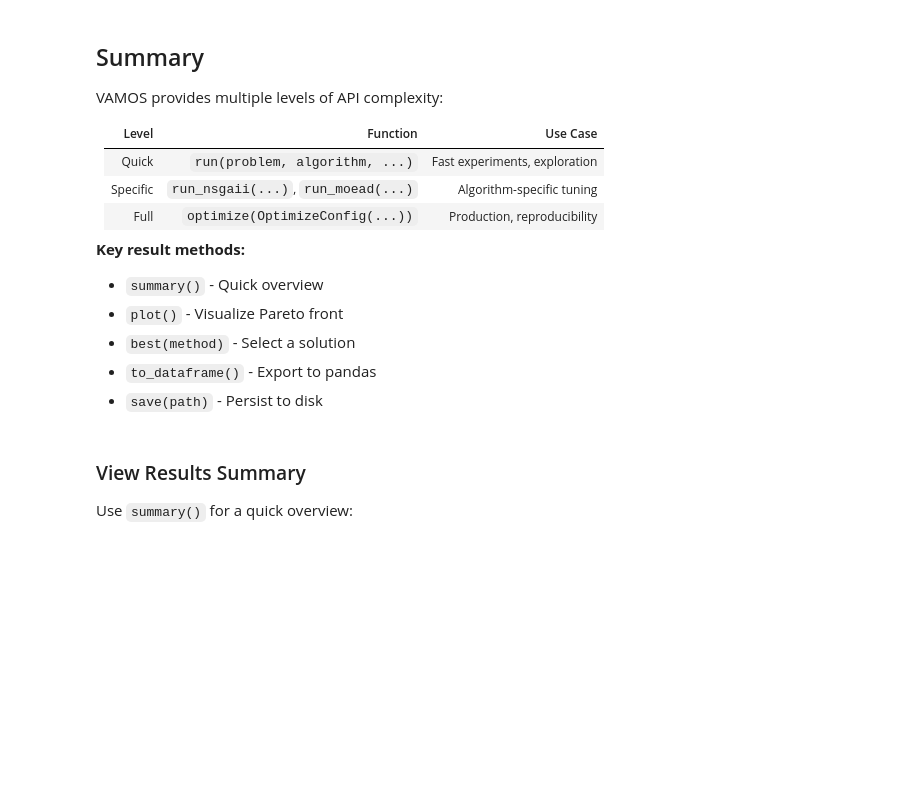
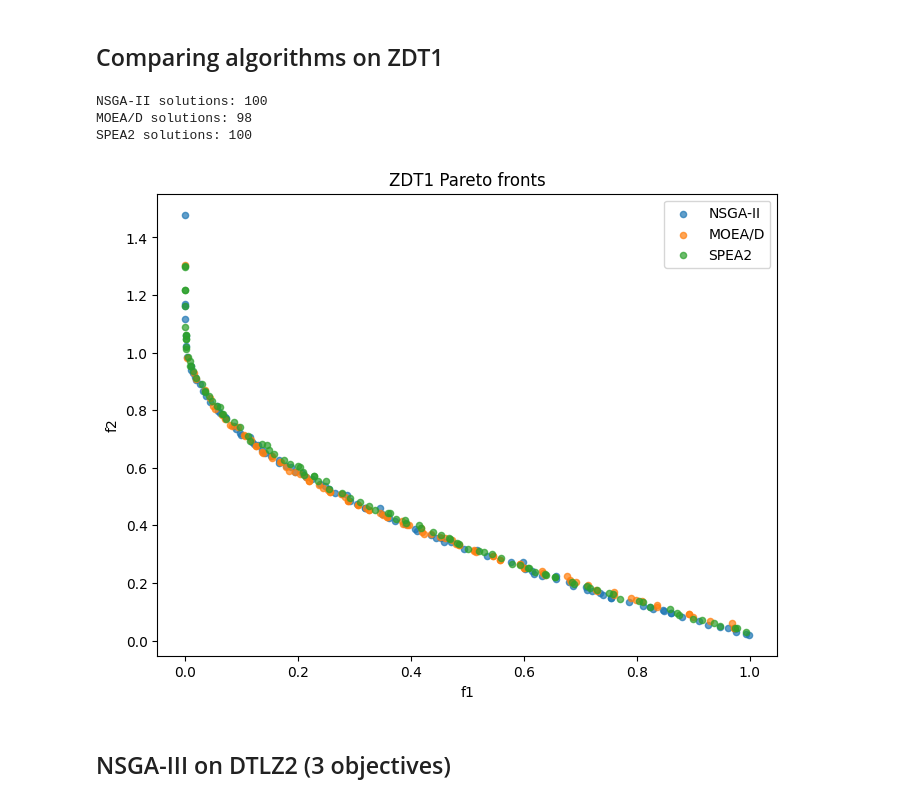
Before and after one commit to NicolasRodriguezUribe/VAMOS, a Jupyter notebook: notebooks/03_user_friendly_api.ipynb, the cells around one changed output. Drawn from its saved outputs; the diff is of its cells as text; code cells hidden in the pictures; blank space fills up the shorter version.

```diff
--- a/notebooks/03_user_friendly_api.ipynb
+++ b/notebooks/03_user_friendly_api.ipynb
@@ -176,17 +75,0 @@ result.save("results/notebook_example")
-# %% [markdown]
-## Summary
-
-VAMOS provides multiple levels of API complexity:
-
-| Level | Function | Use Case |
-|-------|----------|----------|
-| Quick | `run(problem, algorithm, ...)` | Fast experiments, exploration |
-| Specific | `run_nsgaii(...)`, `run_moead(...)` | Algorithm-specific tuning |
-| Full | `optimize(OptimizeConfig(...))` | Production, reproducibility |
-
-**Key result methods:**
-- `summary()` - Quick overview
-- `plot()` - Visualize Pareto front
-- `best(method)` - Select a solution
-- `to_dataframe()` - Export to pandas
-- `save(path)` - Persist to disk
@@ -199,4 +76,28 @@ print(result)
-# %% [markdown]
-### View Results Summary
-
-Use `summary()` for a quick overview:
+# %% [markdown]
+## Comparing algorithms on ZDT1
+# %%
+r1 = run_nsgaii("zdt1", max_evaluations=10000, pop_size=100, seed=SEED)
+r2 = run_moead("zdt1", max_evaluations=10000, pop_size=100, seed=SEED)
+r3 = run_spea2("zdt1", max_evaluations=10000, pop_size=100, seed=SEED)
+
+print(f"NSGA-II solutions: {len(r1)}")
+print(f"MOEA/D solutions: {len(r2)}")
+print(f"SPEA2 solutions: {len(r3)}")
+# %% [output]
+NSGA-II solutions: 100
+MOEA/D solutions: 98
+SPEA2 solutions: 100
+# %%
+fig, ax = plt.subplots(figsize=(8, 6))
+ax.scatter(r1.F[:, 0], r1.F[:, 1], label="NSGA-II", alpha=0.7, s=20)
+ax.scatter(r2.F[:, 0], r2.F[:, 1], label="MOEA/D", alpha=0.7, s=20)
+ax.scatter(r3.F[:, 0], r3.F[:, 1], label="SPEA2", alpha=0.7, s=20)
+ax.set_xlabel("f1")
+ax.set_ylabel("f2")
+ax.set_title("ZDT1 Pareto fronts")
+ax.legend()
+plt.show()
+# %% [output]
+[figure, added]
+# %% [markdown]
+## NSGA-III on DTLZ2 (3 objectives)
```
Also changed, not shown: parts of 52 cells of this notebook, 2 other files.
